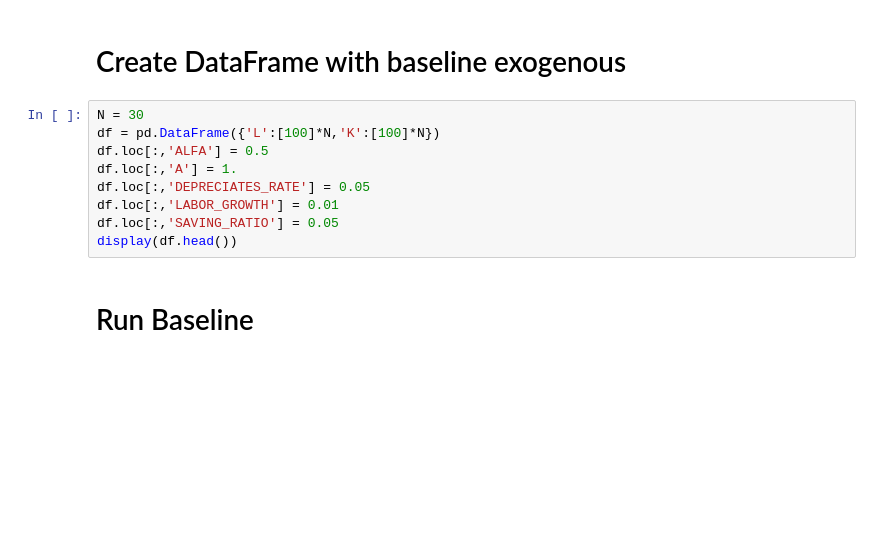
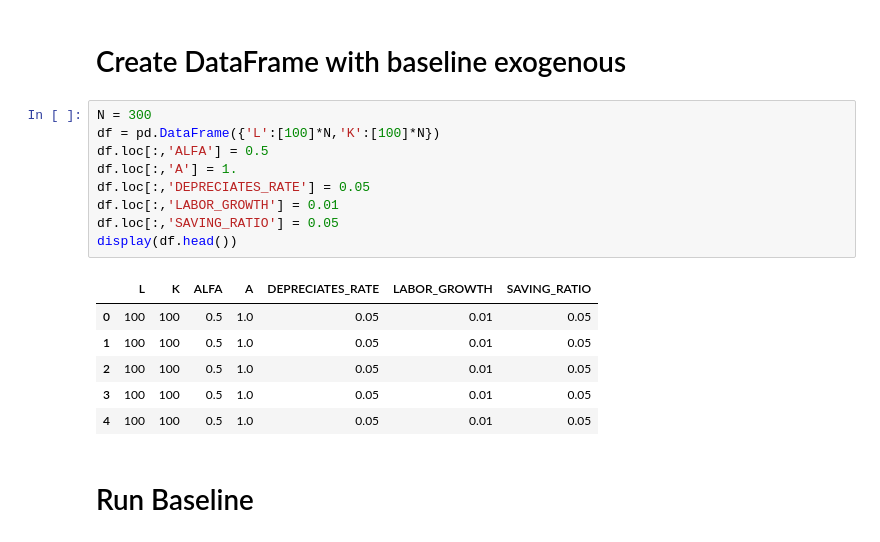
Before and after one commit to IbHansen/modelflow, a Jupyter notebook: solow.ipynb, the cells around one changed output. Saved outputs shown, nothing was run; the diff lists cells and outputs as text; blank space fills up the shorter version.

```diff
--- a/solow.ipynb
+++ b/solow.ipynb
@@ -44,14 +58,21 @@ msolow.drawendo(sink = 'K_INTENSE',source='L')
 # %% [markdown]
 # Create DataFrame with baseline exogenous
 # %%
-N = 30
+N = 300
 df = pd.DataFrame({'L':[100]*N,'K':[100]*N})
 df.loc[:,'ALFA'] = 0.5
 df.loc[:,'A'] = 1.
 df.loc[:,'DEPRECIATES_RATE'] = 0.05
 df.loc[:,'LABOR_GROWTH'] = 0.01
 df.loc[:,'SAVING_RATIO'] = 0.05
 display(df.head())
+# %% [output]
+|  | L | K | ALFA | A | DEPRECIATES_RATE | LABOR_GROWTH | SAVING_RATIO |
+| 0 | 100 | 100 | 0.5 | 1.0 | 0.05 | 0.01 | 0.05 |
+| 1 | 100 | 100 | 0.5 | 1.0 | 0.05 | 0.01 | 0.05 |
+| 2 | 100 | 100 | 0.5 | 1.0 | 0.05 | 0.01 | 0.05 |
+| 3 | 100 | 100 | 0.5 | 1.0 | 0.05 | 0.01 | 0.05 |
+| 4 | 100 | 100 | 0.5 | 1.0 | 0.05 | 0.01 | 0.05 |
 # %% [markdown]
 # Run Baseline
 # %%
```
Also changed, not shown: parts of 9 cells of this notebook.
